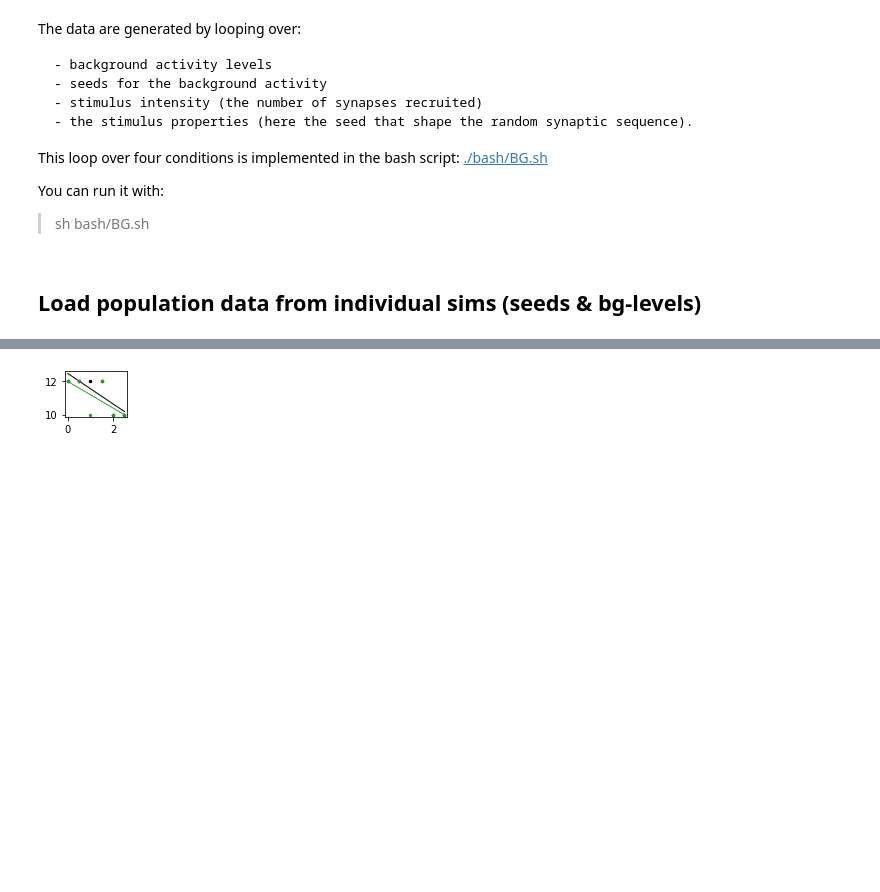
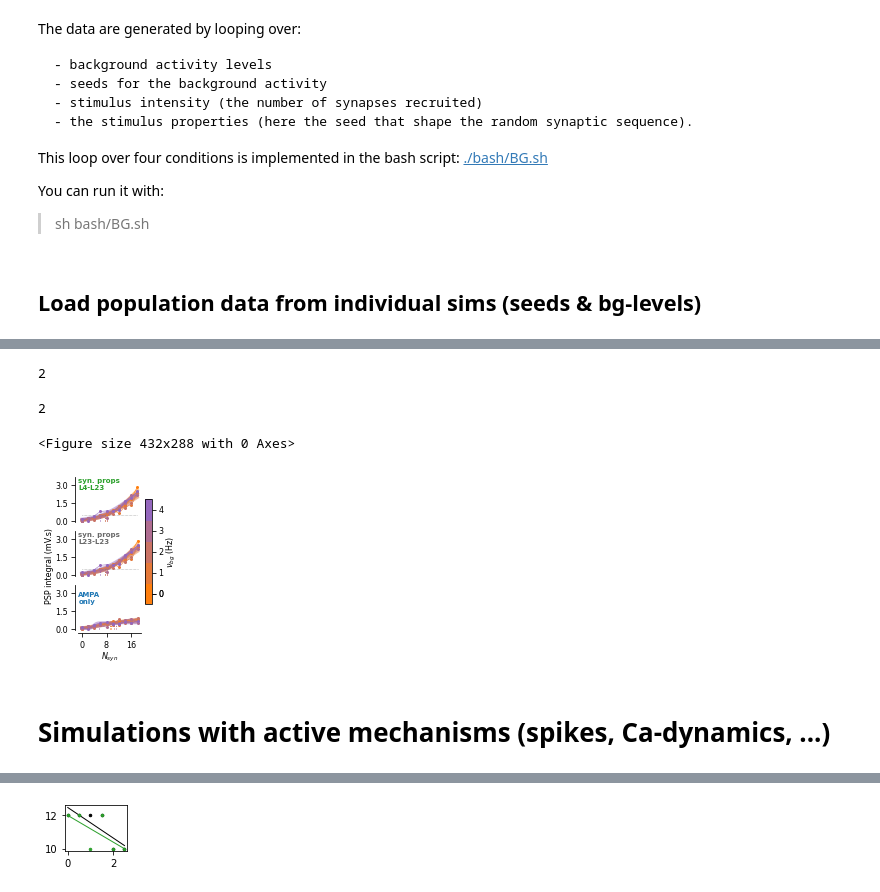
Before and after one commit to yzerlaut/zinc-NMDA-modulation, a Jupyter notebook: Sensitivity_to_Background_Modulation.ipynb, the cells around one changed output, grey strips where cells are left out. Drawn from its saved outputs; the diff is of its cells as text; code cells hidden in the pictures; blank space fills up the shorter version.

```diff
--- a/Sensitivity_to_Background_Modulation.ipynb
+++ b/Sensitivity_to_Background_Modulation.ipynb
@@ -121,0 +71,19 @@ RESP_ACTIVE_PER_STIM
+# %%
+%run plots/show_trial_average_responses.py
+props = {'syn_location':2, 'thresholds':{'Proba':0.5}} # 'VLIM':[-76,0],
+AMPA = get_trial_average_responses(RESP_PASSIVE_PER_STIM, 'ampa-only', **props)
+FREE = get_trial_average_responses(RESP_PASSIVE_PER_STIM,  alphaZn=0.45, **props)
+#CHELATED = get_trial_average_responses(RESP_PASSIVE_PER_STIM,  alphaZn=0., **props)
+fig_BG12 = show_response_bg_dep(FREE, FREE, AMPA, method='Integral', ge=ge,
+                                ylim=[-0.1,3.7],
+                                # xlim=[0,19],
+                                # BG_levels=[0,1.,2,3.],
+                                crossing=props['thresholds']['Proba'])#.savefig('figures/fig22.svg')
+fig_BG12.savefig(os.path.join('figures', 'passive-bg-dep.png'), dpi=300)
+# %% [output]
+2
+2
+<Figure size 432x288 with 0 Axes>
+[figure, added]
+# %% [markdown]
+# Simulations with active mechanisms (spikes, Ca-dynamics, ...)
```
Also changed, not shown: parts of 54 cells of this notebook, 6 other files.
